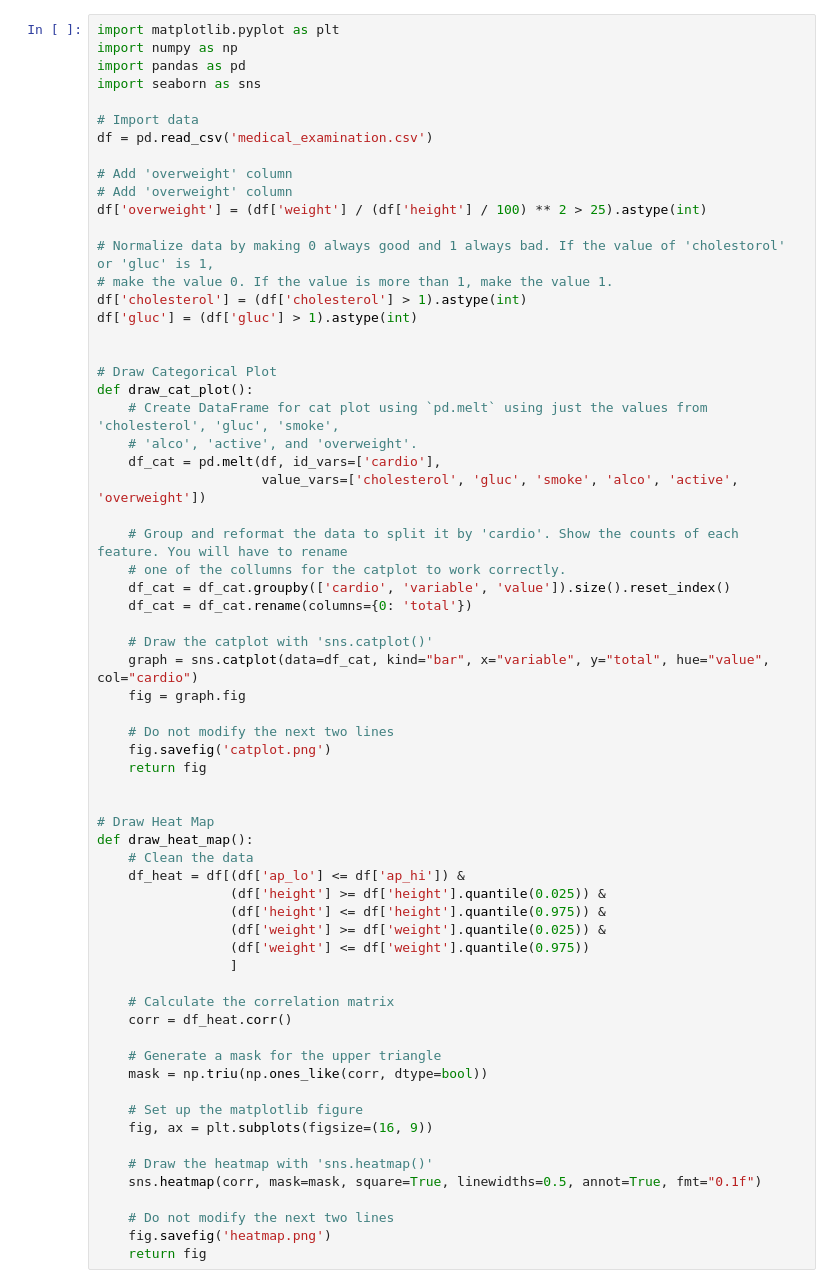
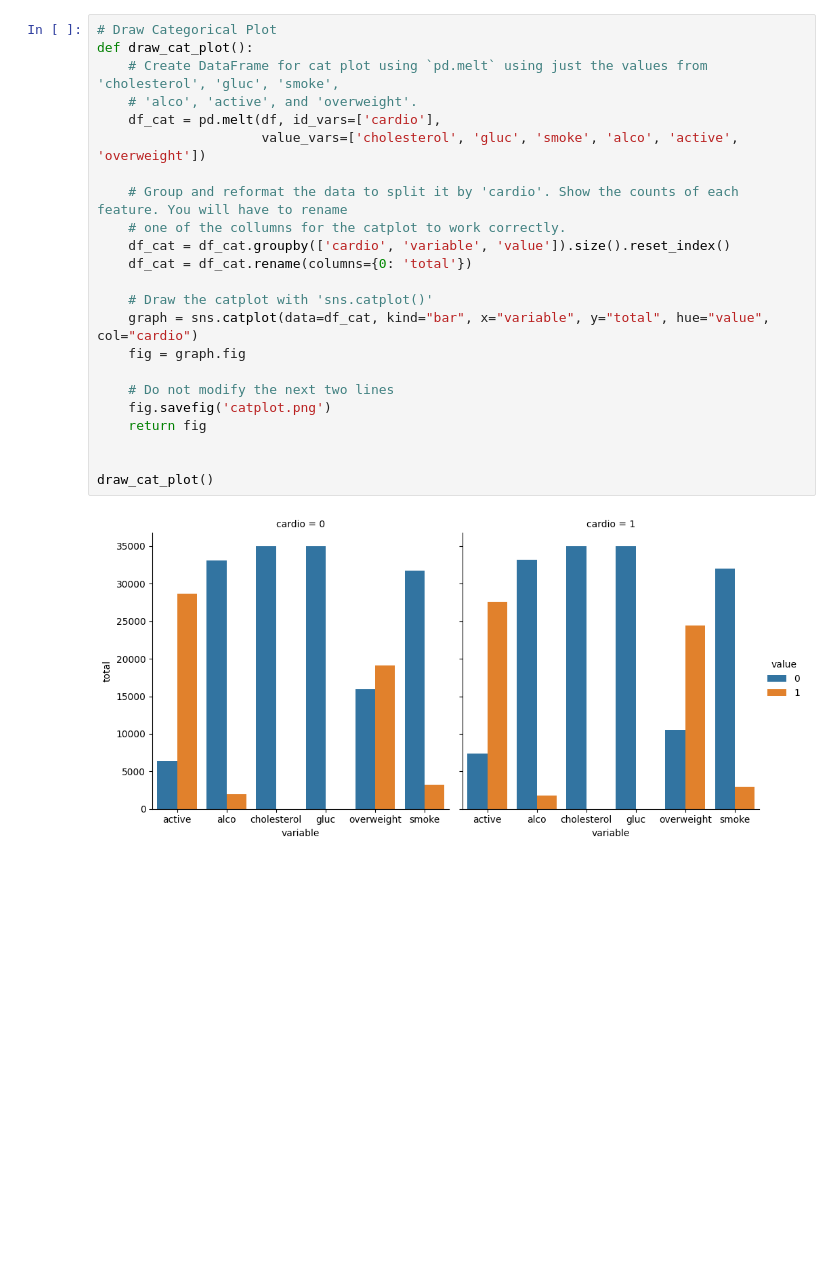
Before and after one commit to mydesemberevil/freecodecamp_medical_data_visualizer, a Jupyter notebook: Medical_data_Visualizer.ipynb, the cells around one changed output. Drawn from its saved outputs; the diff is of its cells as text; blank space fills up the shorter version.

```diff
--- a/Medical_data_Visualizer.ipynb
+++ b/Medical_data_Visualizer.ipynb
@@ -3,65 +52,25 @@
 # %%
-import matplotlib.pyplot as plt
-import numpy as np
-import pandas as pd
-import seaborn as sns
-
-# Import data
-df = pd.read_csv('medical_examination.csv')
-
-# Add 'overweight' column
-# Add 'overweight' column
-df['overweight'] = (df['weight'] / (df['height'] / 100) ** 2 > 25).astype(int)
-
-# Normalize data by making 0 always good and 1 always bad. If the value of 'cholestorol' or 'gluc' is 1,
-# make the value 0. If the value is more than 1, make the value 1.
-df['cholesterol'] = (df['cholesterol'] > 1).astype(int)
-df['gluc'] = (df['gluc'] > 1).astype(int)
-
-
 # Draw Categorical Plot
 def draw_cat_plot():
     # Create DataFrame for cat plot using `pd.melt` using just the values from 'cholesterol', 'gluc', 'smoke',
     # 'alco', 'active', and 'overweight'.
     df_cat = pd.melt(df, id_vars=['cardio'],
                      value_vars=['cholesterol', 'gluc', 'smoke', 'alco', 'active', 'overweight'])
 
     # Group and reformat the data to split it by 'cardio'. Show the counts of each feature. You will have to rename
     # one of the collumns for the catplot to work correctly.
     df_cat = df_cat.groupby(['cardio', 'variable', 'value']).size().reset_index()
     df_cat = df_cat.rename(columns={0: 'total'})
 
     # Draw the catplot with 'sns.catplot()'
     graph = sns.catplot(data=df_cat, kind="bar", x="variable", y="total", hue="value", col="cardio")
     fig = graph.fig
 
     # Do not modify the next two lines
     fig.savefig('catplot.png')
     return fig
 
 
-# Draw Heat Map
-def draw_heat_map():
-    # Clean the data
-    df_heat = df[(df['ap_lo'] <= df['ap_hi']) &
-                 (df['height'] >= df['height'].quantile(0.025)) &
-                 (df['height'] <= df['height'].quantile(0.975)) &
-                 (df['weight'] >= df['weight'].quantile(0.025)) &
-                 (df['weight'] <= df['weight'].quantile(0.975))
-                 ]
-
-    # Calculate the correlation matrix
-    corr = df_heat.corr()
-
-    # Generate a mask for the upper triangle
-    mask = np.triu(np.ones_like(corr, dtype=bool))
-
-    # Set up the matplotlib figure
-    fig, ax = plt.subplots(figsize=(16, 9))
-
-    # Draw the heatmap with 'sns.heatmap()'
-    sns.heatmap(corr, mask=mask, square=True, linewidths=0.5, annot=True, fmt="0.1f")
-
-    # Do not modify the next two lines
-    fig.savefig('heatmap.png')
-    return fig
+draw_cat_plot()
+# %% [output]
+[figure, added]
```
Also changed, not shown: parts of 7 cells of this notebook.
